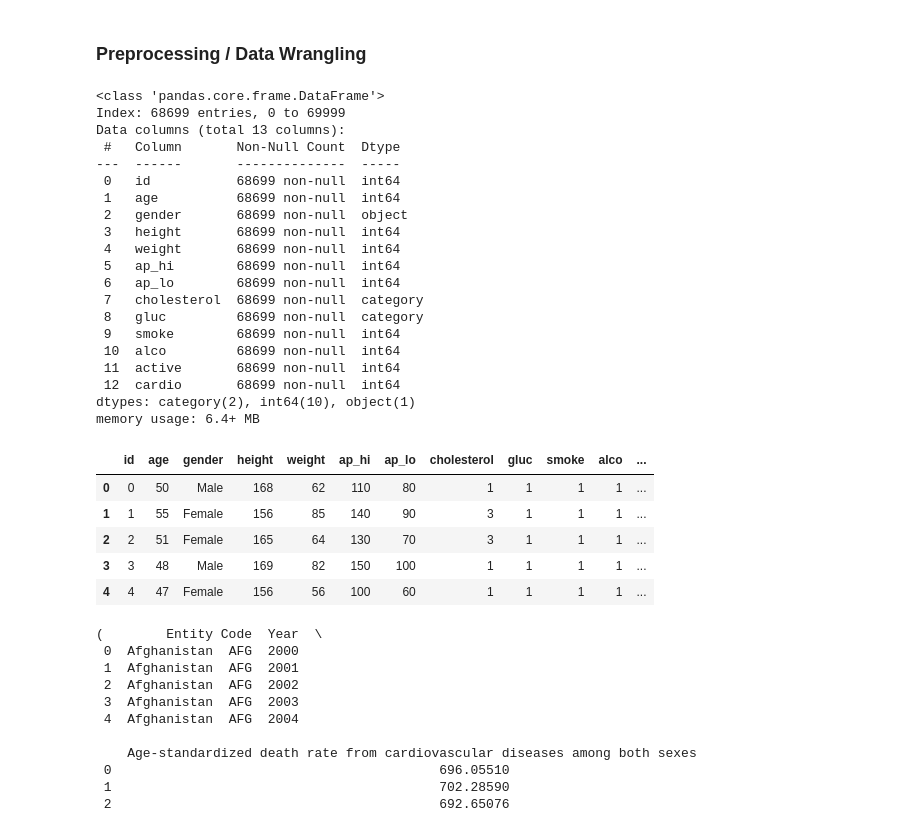
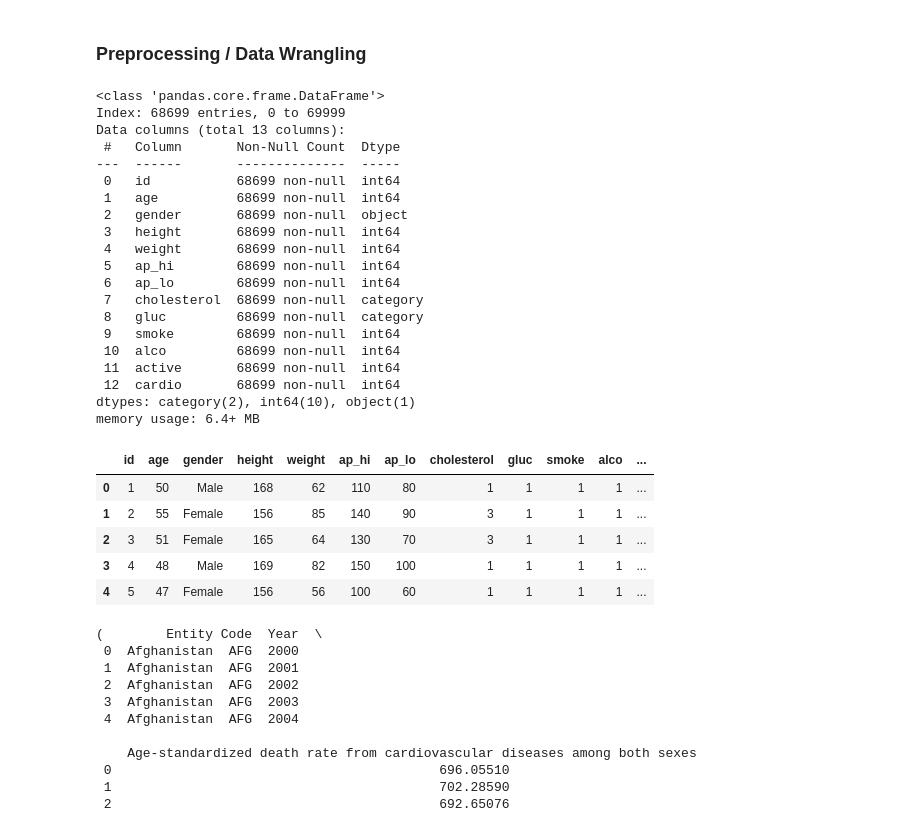
Before and after one commit to NathanGarrity/CaseStudies_Group2, a Jupyter notebook: HeartDiseaseAnalysis.ipynb, the cells around one changed output. Saved outputs shown, nothing was run; the diff lists cells and outputs as text; code cells hidden in the pictures.

```diff
--- a/HeartDiseaseAnalysis.ipynb
+++ b/HeartDiseaseAnalysis.ipynb
@@ -188,38 +193,41 @@ df["gluc"] = df["gluc"].astype("category")
 
 df["active"] = df["active"].map({0: 1, 1: 0})
 df["smoke"] = df["smoke"].map({0: 1, 1: 0})
 df["alco"] = df["alco"].map({0: 1, 1: 0})
 
+# Reset the 'id' column to count from 1 to the number of rows
+df['id'] = range(1, len(df) + 1)
+
 # Confirms changes
 df.info()
 df.head()
 # %% [output]
 <class 'pandas.core.frame.DataFrame'>
 Index: 68699 entries, 0 to 69999
 Data columns (total 13 columns):
  #   Column       Non-Null Count  Dtype
 ---  ------       --------------  -----
  0   id           68699 non-null  int64
  1   age          68699 non-null  int64
  2   gender       68699 non-null  object
  3   height       68699 non-null  int64
  4   weight       68699 non-null  int64
  5   ap_hi        68699 non-null  int64
  6   ap_lo        68699 non-null  int64
  7   cholesterol  68699 non-null  category
  8   gluc         68699 non-null  category
  9   smoke        68699 non-null  int64
  10  alco         68699 non-null  int64
  11  active       68699 non-null  int64
  12  cardio       68699 non-null  int64
 dtypes: category(2), int64(10), object(1)
 memory usage: 6.4+ MB
 |  | id | age | gender | height | weight | ap_hi | ap_lo | cholesterol | gluc | smoke | alco | ... |
-| 0 | 0 | 50 | Male | 168 | 62 | 110 | 80 | 1 | 1 | 1 | 1 | ... |
-| 1 | 1 | 55 | Female | 156 | 85 | 140 | 90 | 3 | 1 | 1 | 1 | ... |
-| 2 | 2 | 51 | Female | 165 | 64 | 130 | 70 | 3 | 1 | 1 | 1 | ... |
-| 3 | 3 | 48 | Male | 169 | 82 | 150 | 100 | 1 | 1 | 1 | 1 | ... |
-| 4 | 4 | 47 | Female | 156 | 56 | 100 | 60 | 1 | 1 | 1 | 1 | ... |
+| 0 | 1 | 50 | Male | 168 | 62 | 110 | 80 | 1 | 1 | 1 | 1 | ... |
+| 1 | 2 | 55 | Female | 156 | 85 | 140 | 90 | 3 | 1 | 1 | 1 | ... |
+| 2 | 3 | 51 | Female | 165 | 64 | 130 | 70 | 3 | 1 | 1 | 1 | ... |
+| 3 | 4 | 48 | Male | 169 | 82 | 150 | 100 | 1 | 1 | 1 | 1 | ... |
+| 4 | 5 | 47 | Female | 156 | 56 | 100 | 60 | 1 | 1 | 1 | 1 | ... |
 # %%
 file_path = "data/world_mortality_rate.csv"
 df2 = pd.read_csv(file_path)
```
Also changed, not shown: parts of 12 cells of this notebook.
